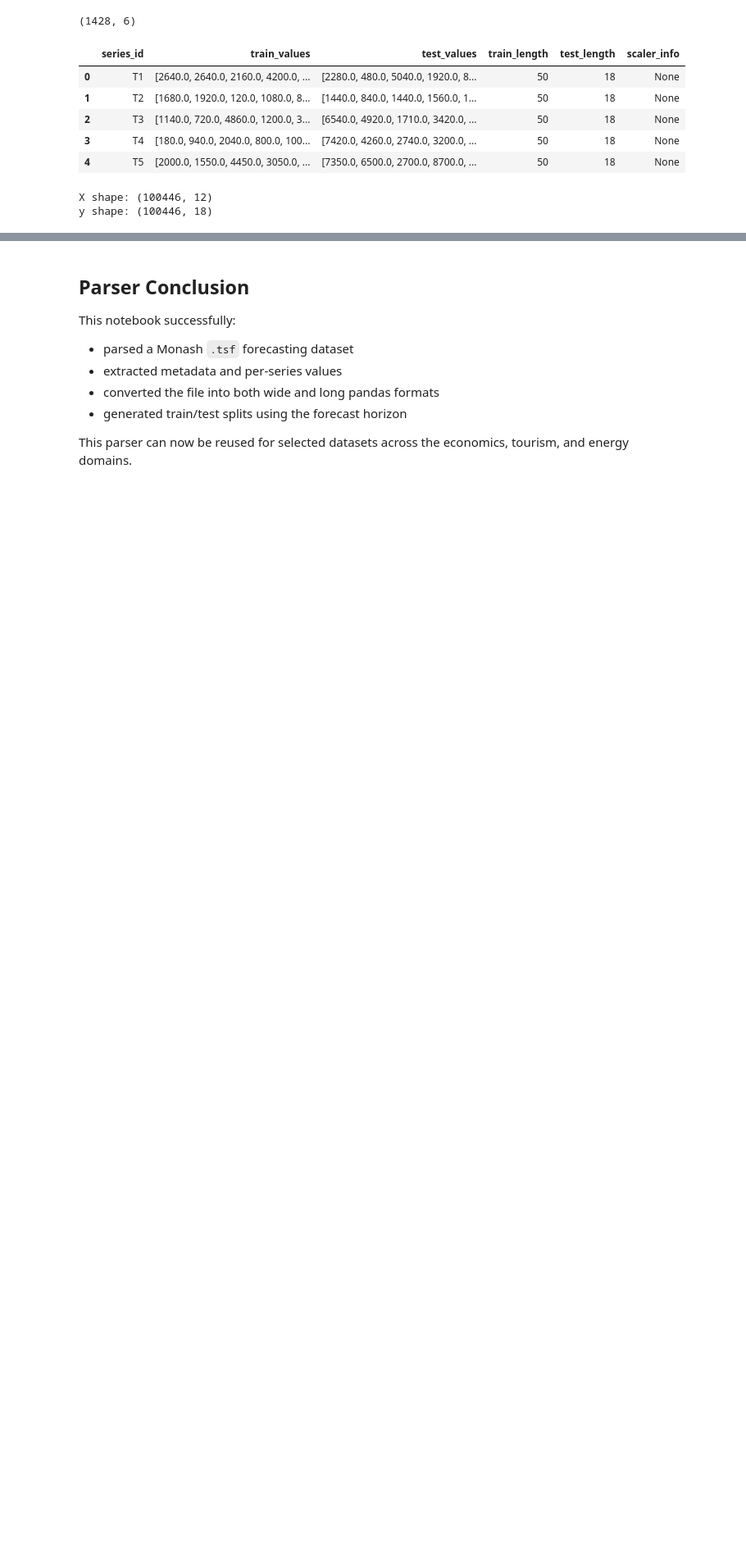
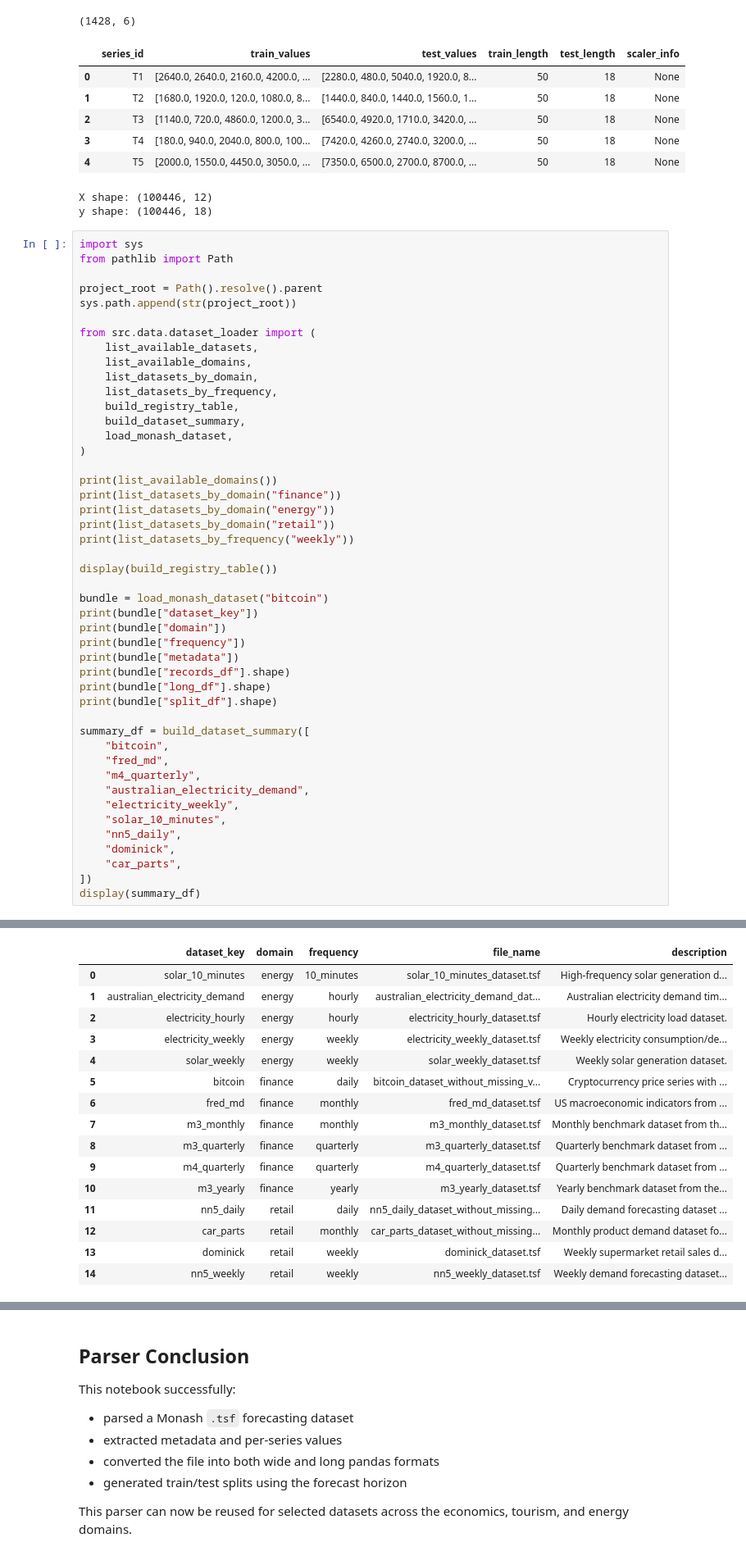
Before and after one commit to kunallikescorsair/foundation-models-timeseries-forecasting-pile-ghanti, a Jupyter notebook: notebooks/02_tsf_parser.ipynb, the cells around one changed output, grey strips where cells are left out. Shown at 82% size. Drawn from its saved outputs; the diff is of its cells as text; blank space fills up the shorter version.

Commit message:
Finalize shared data pipeline and naive benchmark setup

```diff
--- a/notebooks/02_tsf_parser.ipynb
+++ b/notebooks/02_tsf_parser.ipynb
@@ -635,3 +635,50 @@ print("y shape:", supervised_data["y"].shape)
 | 4 | T5 | [2000.0, 1550.0, 4450.0, 3050.0, ... | [7350.0, 6500.0, 2700.0, 8700.0, ... | 50 | 18 | None |
 X shape: (100446, 12)
 y shape: (100446, 18)
+# %%
+import sys
+from pathlib import Path
+
+project_root = Path().resolve().parent
+sys.path.append(str(project_root))
+
+from src.data.dataset_loader import (
+    list_available_datasets,
+    list_available_domains,
+    list_datasets_by_domain,
+    list_datasets_by_frequency,
+    build_registry_table,
+    build_dataset_summary,
+    load_monash_dataset,
+)
+
+print(list_available_domains())
+print(list_datasets_by_domain("finance"))
+print(list_datasets_by_domain("energy"))
+print(list_datasets_by_domain("retail"))
+print(list_datasets_by_frequency("weekly"))
+
+display(build_registry_table())
+
+bundle = load_monash_dataset("bitcoin")
+print(bundle["dataset_key"])
+print(bundle["domain"])
+print(bundle["frequency"])
+print(bundle["metadata"])
+print(bundle["records_df"].shape)
+print(bundle["long_df"].shape)
+print(bundle["split_df"].shape)
+
+summary_df = build_dataset_summary([
+    "bitcoin",
+    "fred_md",
+    "m4_quarterly",
+    "australian_electricity_demand",
+    "electricity_weekly",
+    "solar_10_minutes",
+    "nn5_daily",
+    "dominick",
+    "car_parts",
+])
+display(summary_df)
+# %% [output]
@@ -637,0 +690,16 @@ y shape: (100446, 18)
+|  | dataset_key | domain | frequency | file_name | description |
+| 0 | solar_10_minutes | energy | 10_minutes | solar_10_minutes_dataset.tsf | High-frequency solar generation d... |
+| 1 | australian_electricity_demand | energy | hourly | australian_electricity_demand_dat... | Australian electricity demand tim... |
+| 2 | electricity_hourly | energy | hourly | electricity_hourly_dataset.tsf | Hourly electricity load dataset. |
+| 3 | electricity_weekly | energy | weekly | electricity_weekly_dataset.tsf | Weekly electricity consumption/de... |
+| 4 | solar_weekly | energy | weekly | solar_weekly_dataset.tsf | Weekly solar generation dataset. |
+| 5 | bitcoin | finance | daily | bitcoin_dataset_without_missing_v... | Cryptocurrency price series with ... |
+| 6 | fred_md | finance | monthly | fred_md_dataset.tsf | US macroeconomic indicators from ... |
+| 7 | m3_monthly | finance | monthly | m3_monthly_dataset.tsf | Monthly benchmark dataset from th... |
+| 8 | m3_quarterly | finance | quarterly | m3_quarterly_dataset.tsf | Quarterly benchmark dataset from ... |
+| 9 | m4_quarterly | finance | quarterly | m4_quarterly_dataset.tsf | Quarterly benchmark dataset from ... |
+| 10 | m3_yearly | finance | yearly | m3_yearly_dataset.tsf | Yearly benchmark dataset from the... |
+| 11 | nn5_daily | retail | daily | nn5_daily_dataset_without_missing... | Daily demand forecasting dataset ... |
+| 12 | car_parts | retail | monthly | car_parts_dataset_without_missing... | Monthly product demand dataset fo... |
+| 13 | dominick | retail | weekly | dominick_dataset.tsf | Weekly supermarket retail sales d... |
+| 14 | nn5_weekly | retail | weekly | nn5_weekly_dataset.tsf | Weekly demand forecasting dataset... |
```
Also changed, not shown: parts of 1 cell of this notebook, 6 other files.
